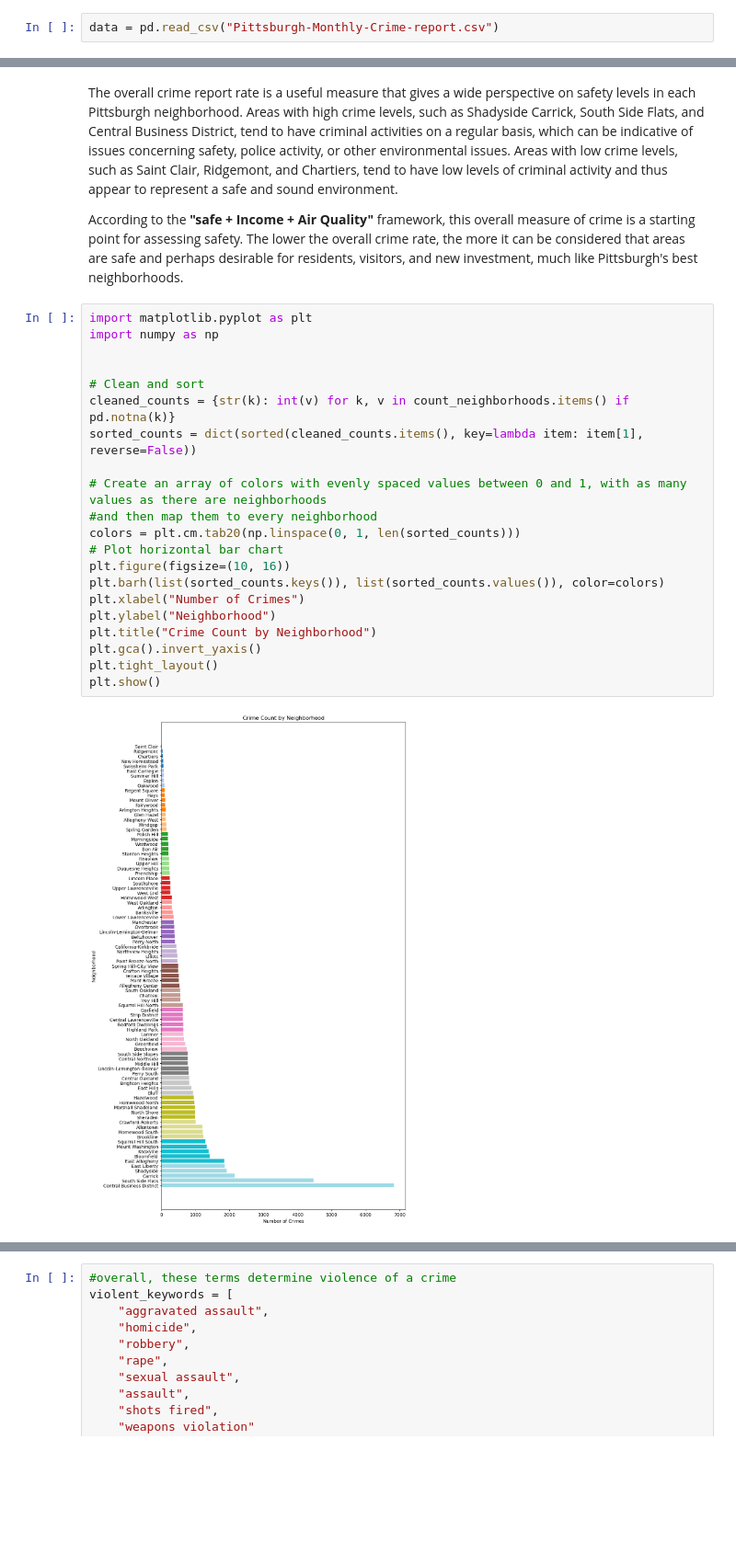
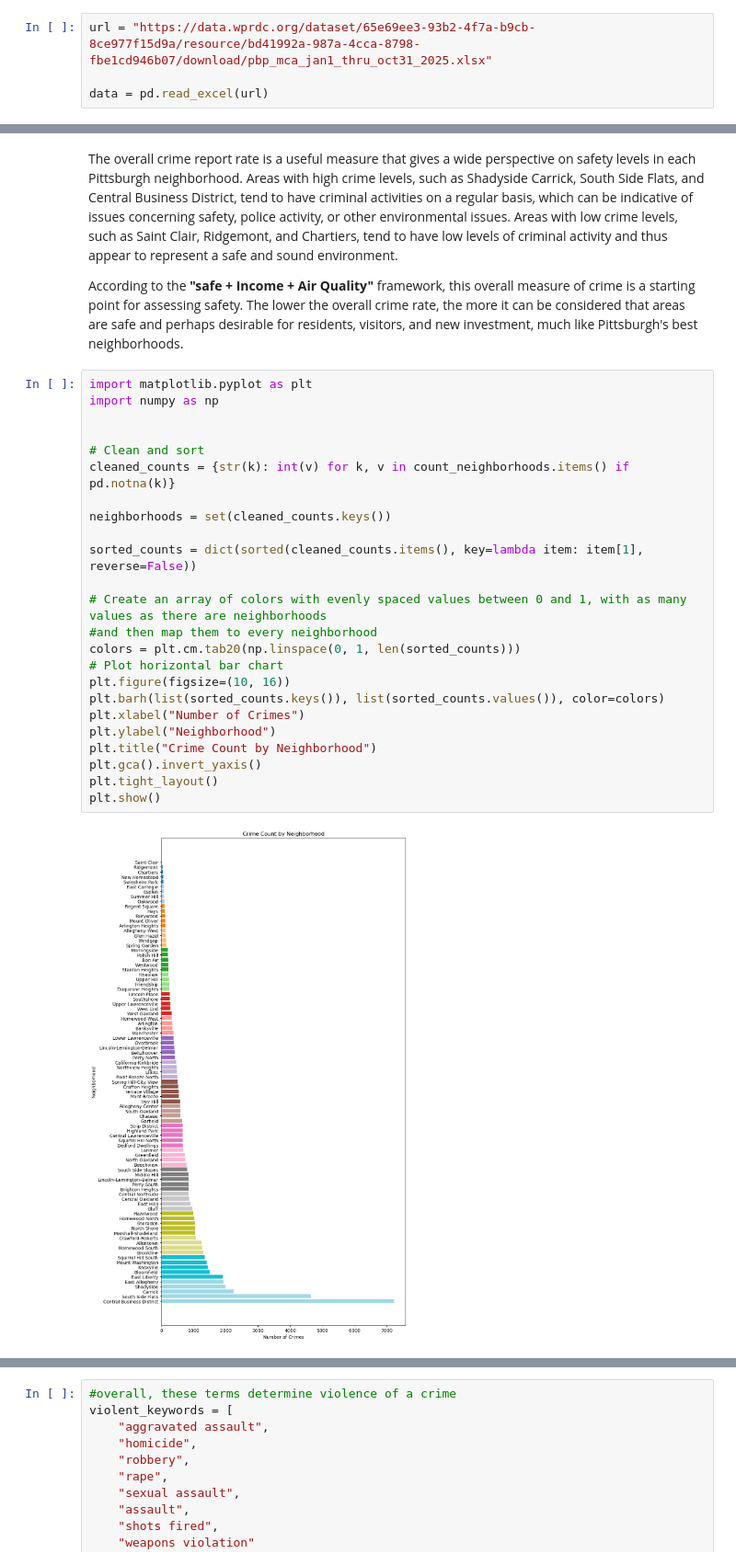
Before and after one commit to NatnaelTegegne/The-best-neighborhood-in-Pittsburgh, a Jupyter notebook: Natnael.ipynb, the cells around one changed output, grey strips where cells are left out. Shown: that part at 92% size. Drawn from its saved outputs; the diff is of its cells as text; blank space fills up the shorter version.

```diff
--- a/Natnael.ipynb
+++ b/Natnael.ipynb
@@ -17,5 +14,7 @@ os.chdir("/ihome/cmpinf0010_2025f/nat205/big_ideas/The-best-neighborhood-in-Pitt
 # %%
-data = pd.read_csv("Pittsburgh-Monthly-Crime-report.csv")
+url = "https://data.wprdc.org/dataset/65e69ee3-93b2-4f7a-b9cb-8ce977f15d9a/resource/bd41992a-987a-4cca-8798-fbe1cd946b07/download/pbp_mca_jan1_thru_oct31_2025.xlsx"
+
+data = pd.read_excel(url)
 # %%
 #empty dict to count the neighborhoods and how many times the crime has been reported
 count_neighborhoods ={}
@@ -57,23 +56,26 @@ According to the **"safe + Income + Air Quality"** framework, this overall measu
 # %%
 import matplotlib.pyplot as plt
 import numpy as np
 
 
 # Clean and sort
 cleaned_counts = {str(k): int(v) for k, v in count_neighborhoods.items() if pd.notna(k)}
+
+neighborhoods = set(cleaned_counts.keys())
+
 sorted_counts = dict(sorted(cleaned_counts.items(), key=lambda item: item[1], reverse=False))
 
 # Create an array of colors with evenly spaced values between 0 and 1, with as many values as there are neighborhoods
 #and then map them to every neighborhood
 colors = plt.cm.tab20(np.linspace(0, 1, len(sorted_counts)))
 # Plot horizontal bar chart
 plt.figure(figsize=(10, 16))
 plt.barh(list(sorted_counts.keys()), list(sorted_counts.values()), color=colors)
 plt.xlabel("Number of Crimes")
 plt.ylabel("Neighborhood")
 plt.title("Crime Count by Neighborhood")
 plt.gca().invert_yaxis()
 plt.tight_layout()
 plt.show()
 # %% [output]
-[figure, old version]
+[figure, new version]
```
Also changed, not shown: parts of 3 cells of this notebook, 3 other files.
